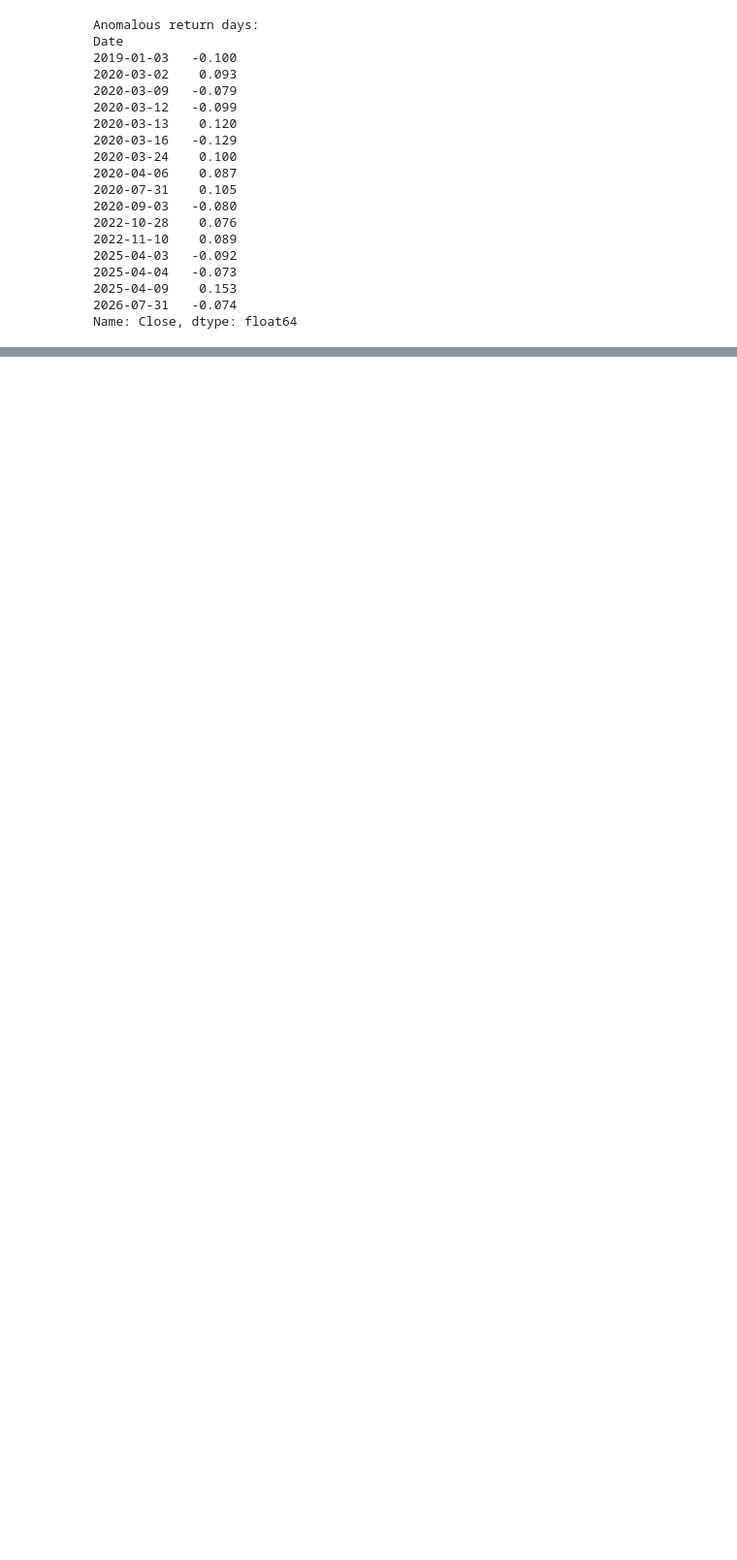
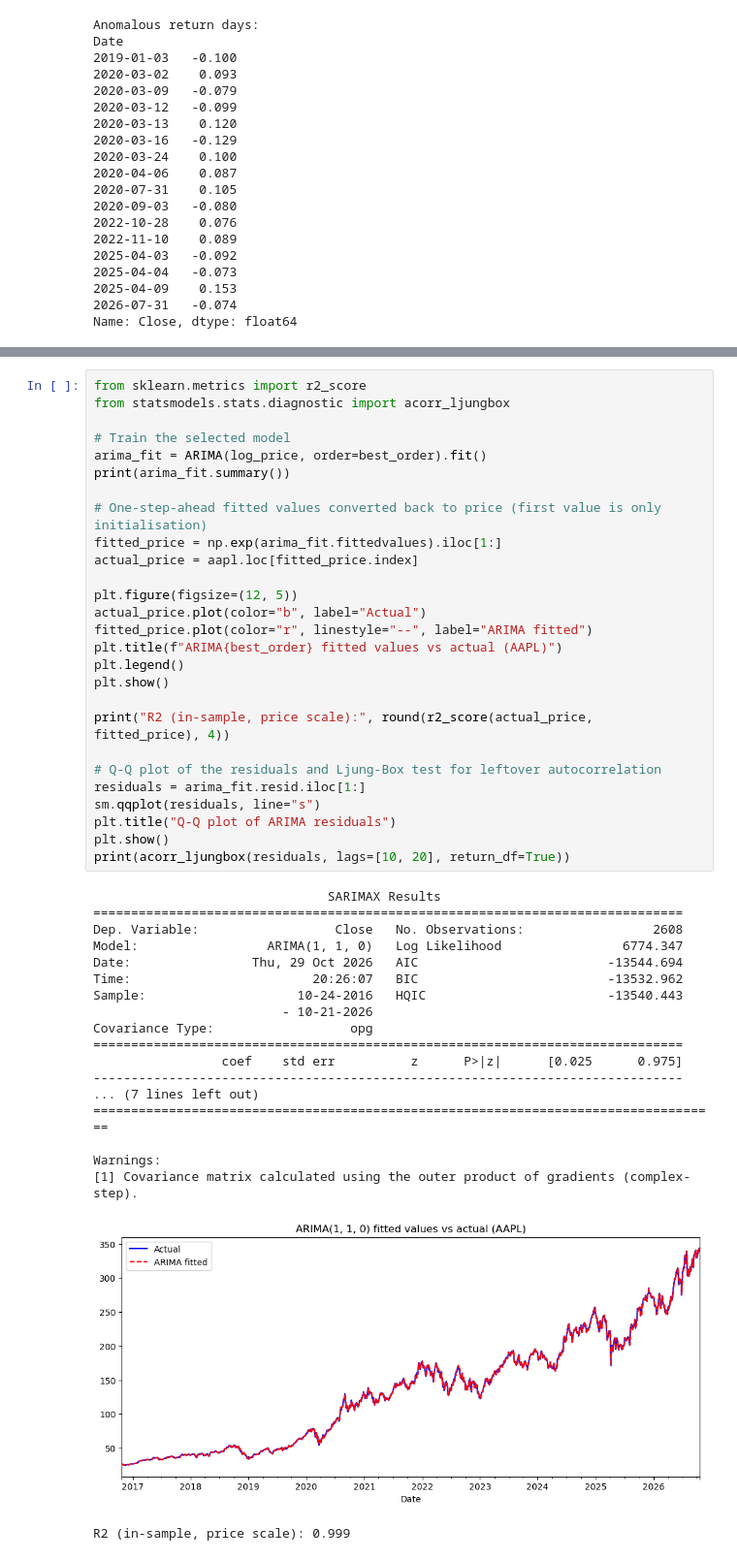
Before and after one commit to duntski/CA1_2026081, a Jupyter notebook: Dulamsuren_Tsamba_CA1_MLforBusiness_HDip.ipynb, the cells around one changed output, grey strips where cells are left out. Shown at 97% size. Cells and saved outputs as stored; diff of their text form; blank space fills up the shorter version.

```diff
--- a/Dulamsuren_Tsamba_CA1_MLforBis_HDip.ipynb
+++ b/Dulamsuren_Tsamba_CA1_MLforBusiness_HDip.ipynb
@@ -520,0 +582,47 @@ First difference (d=1): ADF statistic = -16.895, p-value = 0.0000 -> stationary
+# %%
+from sklearn.metrics import r2_score
+from statsmodels.stats.diagnostic import acorr_ljungbox
+
+# Train the selected model
+arima_fit = ARIMA(log_price, order=best_order).fit()
+print(arima_fit.summary())
+
+# One-step-ahead fitted values converted back to price (first value is only initialisation)
+fitted_price = np.exp(arima_fit.fittedvalues).iloc[1:]
+actual_price = aapl.loc[fitted_price.index]
+
+plt.figure(figsize=(12, 5))
+actual_price.plot(color="b", label="Actual")
+fitted_price.plot(color="r", linestyle="--", label="ARIMA fitted")
+plt.title(f"ARIMA{best_order} fitted values vs actual (AAPL)")
+plt.legend()
+plt.show()
+
+print("R2 (in-sample, price scale):", round(r2_score(actual_price, fitted_price), 4))
+
+# Q-Q plot of the residuals and Ljung-Box test for leftover autocorrelation
+residuals = arima_fit.resid.iloc[1:]
+sm.qqplot(residuals, line="s")
+plt.title("Q-Q plot of ARIMA residuals")
+plt.show()
+print(acorr_ljungbox(residuals, lags=[10, 20], return_df=True))
+# %% [output]
+                               SARIMAX Results
+==============================================================================
+Dep. Variable:                  Close   No. Observations:                 2608
+Model:                 ARIMA(1, 1, 0)   Log Likelihood                6774.347
+Date:                Thu, 29 Oct 2026   AIC                         -13544.694
+Time:                        20:26:07   BIC                         -13532.962
+Sample:                    10-24-2016   HQIC                        -13540.443
+                         - 10-21-2026
+Covariance Type:                  opg
+==============================================================================
+                 coef    std err          z      P>|z|      [0.025      0.975]
+------------------------------------------------------------------------------
+... (7 lines left out)
+===================================================================================
+
+Warnings:
+[1] Covariance matrix calculated using the outer product of gradients (complex-step).
+[figure, added]
+R2 (in-sample, price scale): 0.999
```
Also changed, not shown: parts of 8 cells of this notebook.
